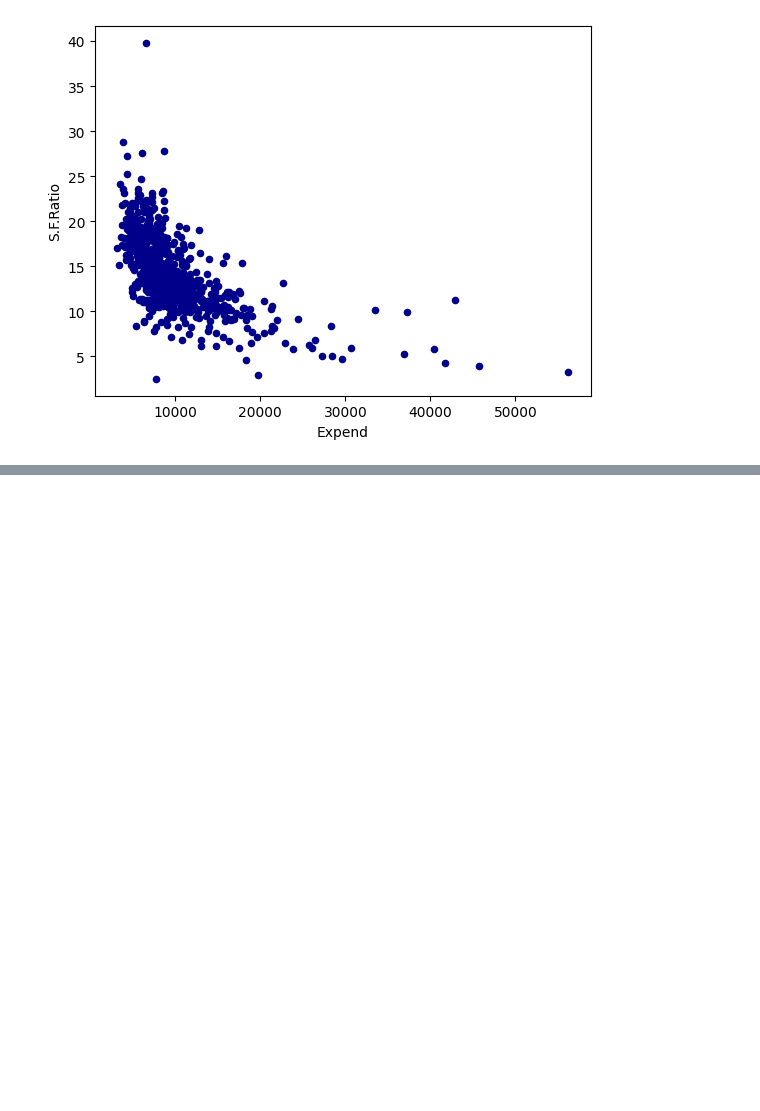
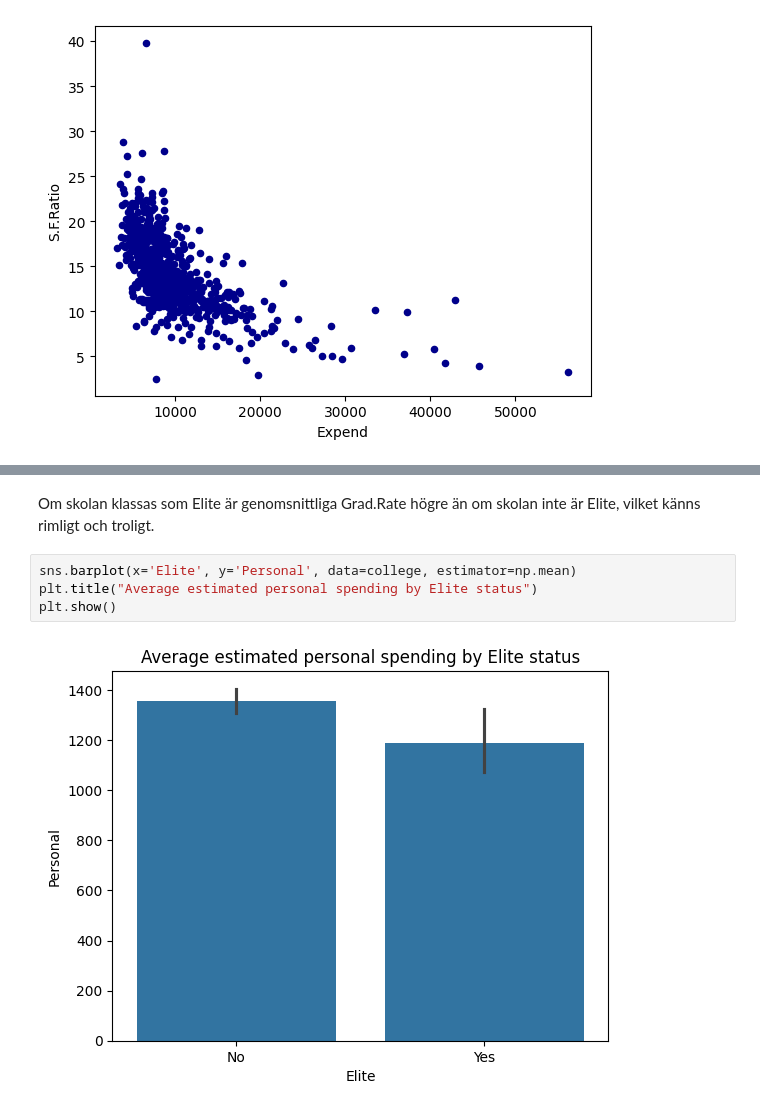
Before and after one commit to PhilipL02/python-programming-PHILIP-LANGPOHL, a Jupyter notebook: Labs/Dataprocessing/Lab1/us_schools.ipynb, the cells around one changed output, grey strips where cells are left out. Saved outputs shown, nothing was run; the diff lists cells and outputs as text; blank space fills up the shorter version.

```diff
--- a/Labs/Dataprocessing/Lab1/us_schools.ipynb
+++ b/Labs/Dataprocessing/Lab1/us_schools.ipynb
@@ -169,0 +202,8 @@ college.plot.scatter(x='Expend', y='S.F.Ratio', c='DarkBlue')
+# %% [markdown]
+Om skolan klassas som Elite är genomsnittliga Grad.Rate högre än om skolan inte är Elite, vilket känns rimligt och troligt.
+# %%
+sns.barplot(x='Elite', y='Personal', data=college, estimator=np.mean)
+plt.title("Average estimated personal spending by Elite status")
+plt.show()
+# %% [output]
+[figure, added]
```
Also changed, not shown: parts of 21 cells of this notebook.
